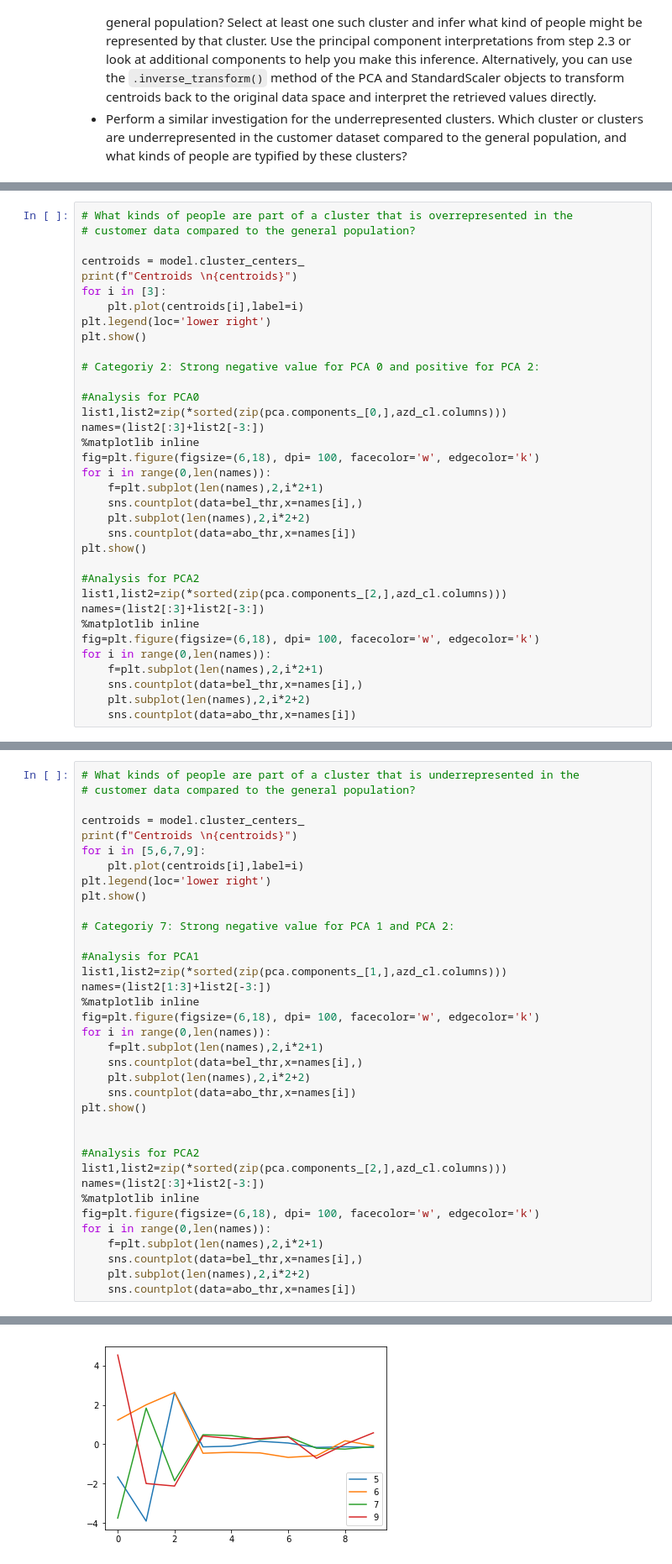
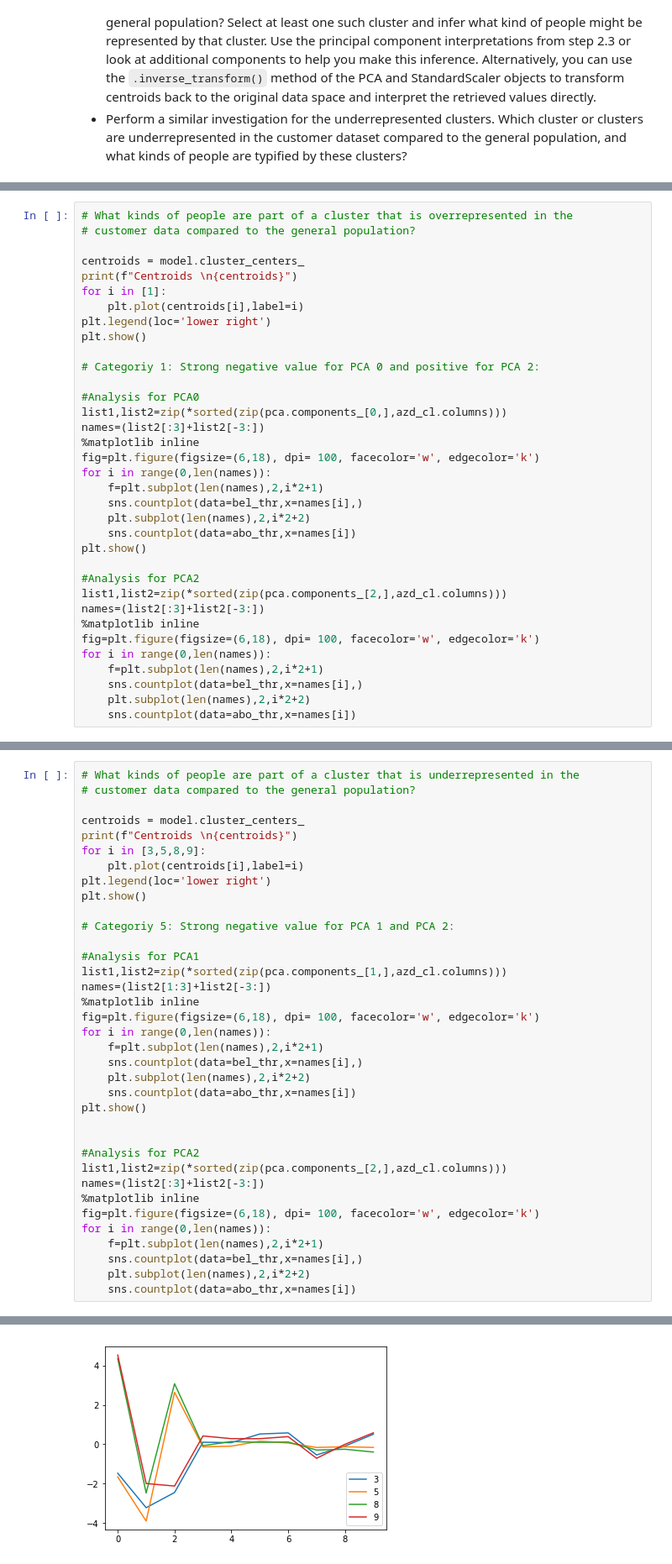
Before and after one commit to khmmay/Project3_CustomerSegments, a Jupyter notebook: Identify_Customer_Segments.ipynb, the cells around one changed output, grey strips where cells are left out. Shown at 84% size. Drawn from its saved outputs; the diff is of its cells as text.

```diff
--- a/Identify_Customer_Segments.ipynb
+++ b/Identify_Customer_Segments.ipynb
@@ -745,12 +745,12 @@ plt.bar(range(0,10),numbers_cust,tick_label=range(0,10))
 
 centroids = model.cluster_centers_
 print(f"Centroids \n{centroids}")
-for i in [3]:
+for i in [1]:
     plt.plot(centroids[i],label=i)
 plt.legend(loc='lower right')
 plt.show()
 
-# Categoriy 2: Strong negative value for PCA 0 and positive for PCA 2:
+# Categoriy 1: Strong negative value for PCA 0 and positive for PCA 2:
 
 #Analysis for PCA0
 list1,list2=zip(*sorted(zip(pca.components_[0,],azd_cl.columns)))
@@ -801,12 +801,12 @@ Centroids
 
 centroids = model.cluster_centers_
 print(f"Centroids \n{centroids}")
-for i in [5,6,7,9]:
+for i in [3,5,8,9]:
     plt.plot(centroids[i],label=i)
 plt.legend(loc='lower right')
 plt.show()
 
-# Categoriy 7: Strong negative value for PCA 1 and PCA 2:
+# Categoriy 5: Strong negative value for PCA 1 and PCA 2:
 
 #Analysis for PCA1
 list1,list2=zip(*sorted(zip(pca.components_[1,],azd_cl.columns)))
@@ -822,34 +822,34 @@ plt.show()
 
 
 #Analysis for PCA2
 list1,list2=zip(*sorted(zip(pca.components_[2,],azd_cl.columns)))
 names=(list2[:3]+list2[-3:])
 %matplotlib inline
 fig=plt.figure(figsize=(6,18), dpi= 100, facecolor='w', edgecolor='k')
 for i in range(0,len(names)):
     f=plt.subplot(len(names),2,i*2+1)
     sns.countplot(data=bel_thr,x=names[i],)
     plt.subplot(len(names),2,i*2+2)
     sns.countplot(data=abo_thr,x=names[i])
 # %% [output]
 Centroids
 [[  4.69099797e+00   3.38739307e+00   4.68790509e-01   3.01702021e-01
     1.20148409e+00   1.31212090e+00   7.30415157e-01   1.62418671e+00
    -4.55542350e-01   2.77269391e-02]
  [ -3.88435379e+00   8.04153289e-01   2.29988676e+00  -9.34512519e-04
     8.23957915e-02  -1.34735387e-01   3.78293920e-02   2.74269555e-01
    -1.78049172e-01  -7.41673208e-02]
  [  5.94293677e-01  -1.47463869e+00  -2.13793785e+00  -4.38121014e-01
    -1.38963736e+00  -1.56563585e+00  -1.09120131e+00   2.15193054e+00
     1.10215655e+00  -2.36181055e-01]
  [ -1.47147199e+00  -3.22136987e+00  -2.45031269e+00   1.02959765e-01
     8.00087618e-02   5.20112060e-01   5.76254476e-01  -5.42869588e-01
 ... (15 lines left out)
    -2.54160953e-01  -3.95950208e-01]
  [  4.52789466e+00  -1.99394491e+00  -2.12180923e+00   4.20289991e-01
     2.84206146e-01   2.82552579e-01   3.86847817e-01  -7.12300483e-01
    -2.61105906e-03   5.80159845e-01]]
-[figure, old version]
+[figure, new version]
 [figure]
 [figure]
 # %% [markdown]
```
Also changed, not shown: parts of 3 cells of this notebook, 1 other file.
